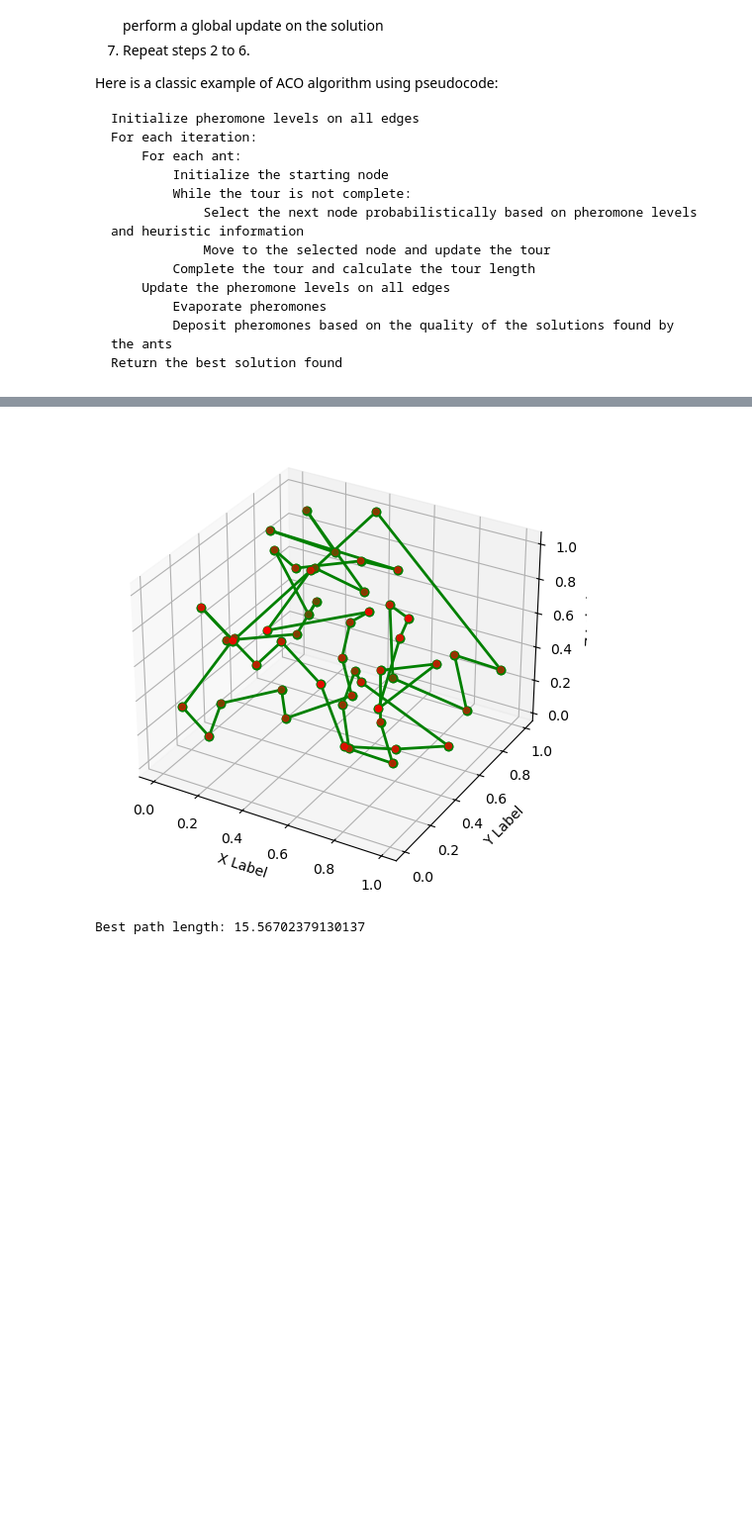
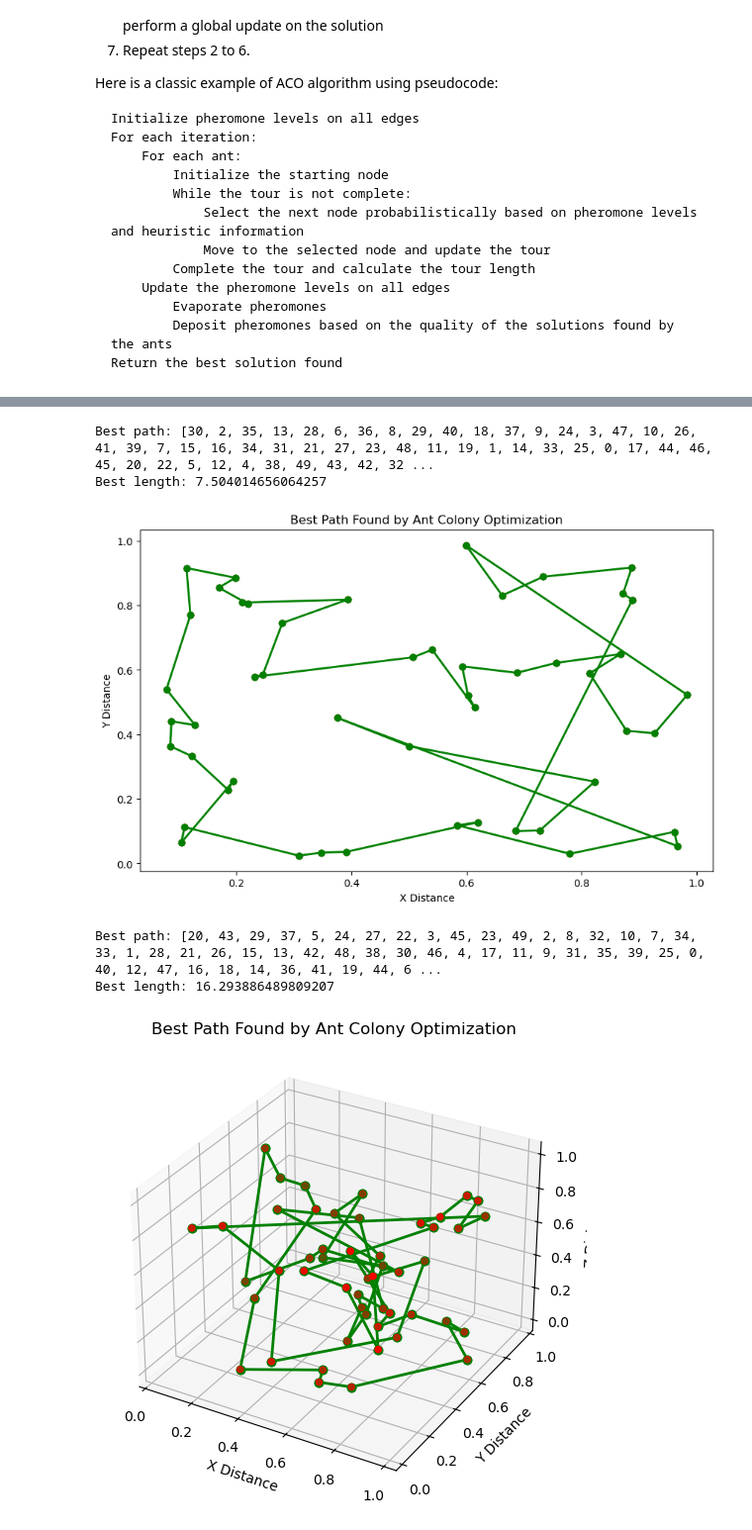
Before and after one commit to feradvk24/Math-Concepts-for-Developers, a Jupyter notebook: Course-Project/Ant Colony Optimization.ipynb, the cells around one changed output, grey strips where cells are left out. Shown: that part at 99% size. Drawn from its saved outputs; the diff is of its cells as text; code cells hidden in the pictures; blank space fills up the shorter version.

```diff
--- a/Course-Project/Ant Colony Optimization.ipynb
+++ b/Course-Project/Ant Colony Optimization.ipynb
@@ -249,9 +438,17 @@ Best path length: 3.015846121508942
 # %%
-points = np.random.rand(50, 3)  # Generate 10 random 3D points
+points = np.random.rand(50, 2)  # Generate 50 random 2D points
 ant_colony_optimization(points, n_ants=10, n_iterations=100, alpha=1, beta=0.5, evaporation_rate=0.5, Q=1)
 # %% [output]
+Best path: [30, 2, 35, 13, 28, 6, 36, 8, 29, 40, 18, 37, 9, 24, 3, 47, 10, 26, 41, 39, 7, 15, 16, 34, 31, 21, 27, 23, 48, 11, 19, 1, 14, 33, 25, 0, 17, 44, 46, 45, 20, 22, 5, 12, 4, 38, 49, 43, 42, 32 ...
+Best length: 7.504014656064257
-[figure, old version]
+[figure, new version]
-Best path length: 15.56702379130137
+# %%
+points = np.random.rand(50, 3)  # Generate 50 random 3D points
+ant_colony_optimization(points, n_ants=10, n_iterations=100, alpha=1, beta=0.5, evaporation_rate=0.5, Q=1)
+# %% [output]
+Best path: [20, 43, 29, 37, 5, 24, 27, 22, 3, 45, 23, 49, 2, 8, 32, 10, 7, 34, 33, 1, 28, 21, 26, 15, 13, 42, 48, 38, 30, 46, 4, 17, 11, 9, 31, 35, 39, 25, 0, 40, 12, 47, 16, 18, 14, 36, 41, 19, 44, 6 ...
+Best length: 16.293886489809207
+[figure, added]
 # %% [markdown]
 This implementation represents an Ant System solution. It provides a practical demonstration of  for solving TSP in 3D space, showcasing how artificial ants can collectively find optimal or near-optimal solutions by mimicking the pheromone-based pathfinding behavior of real ants.
 
```
Also changed, not shown: parts of 46 cells of this notebook, 1 other file.
